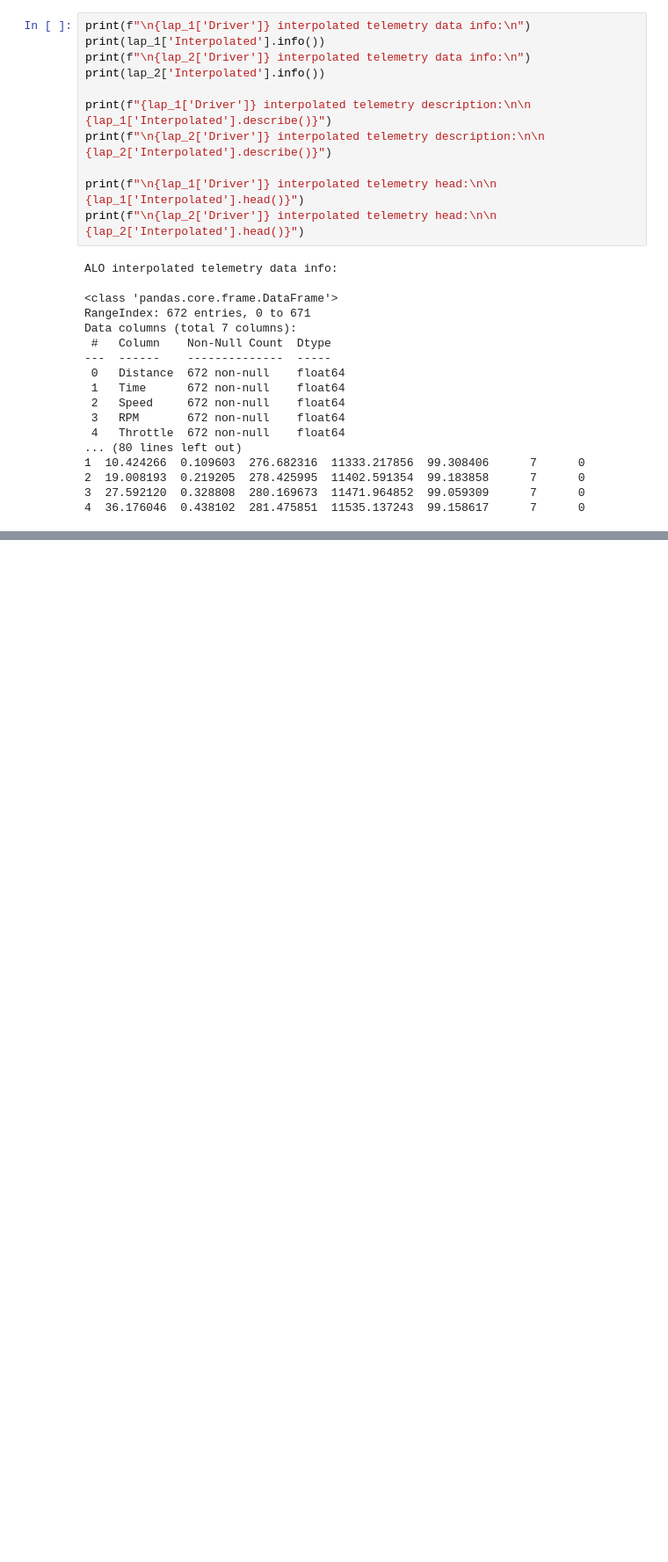
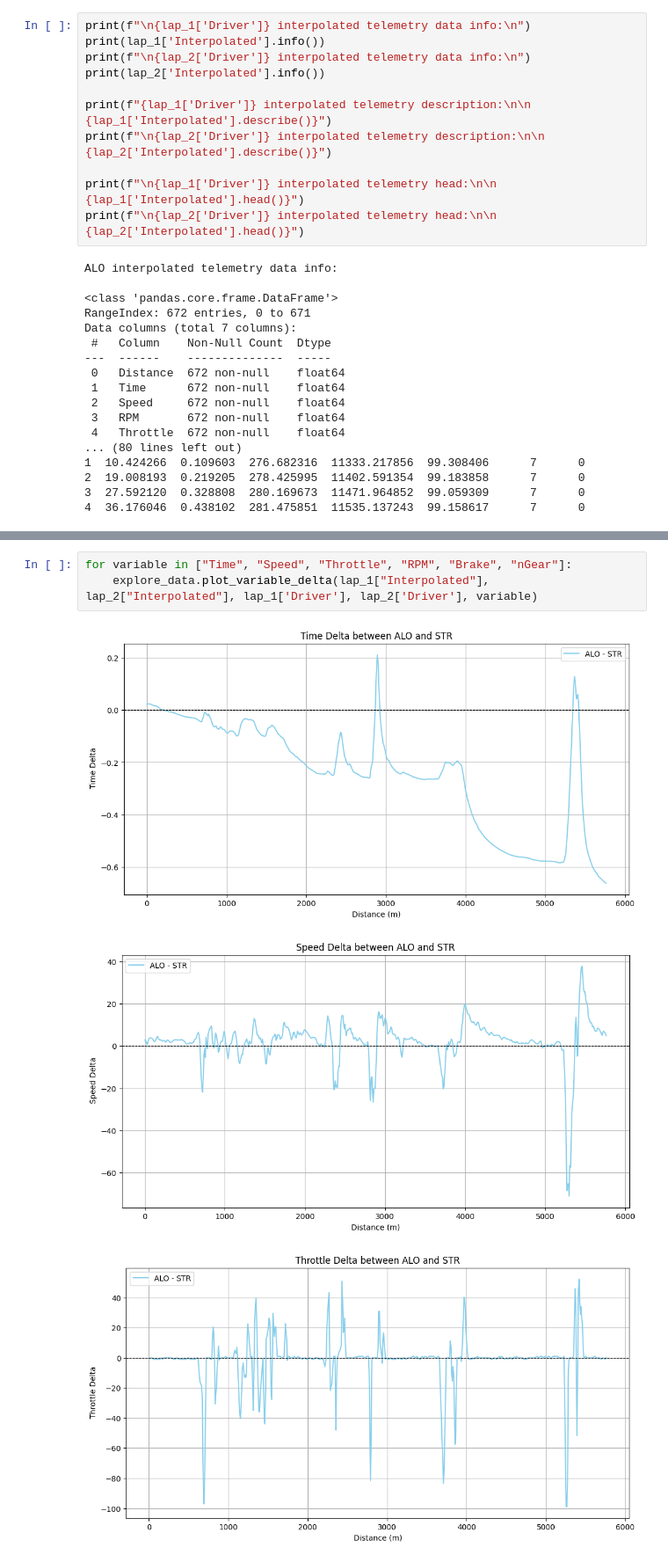
Before and after one commit to zelario/f1-teammate-analysis, a Jupyter notebook: notebooks/02_data_exploration.ipynb, the cells around one changed output, grey strips where cells are left out. Shown at 88% size. Drawn from its saved outputs; the diff is of its cells as text; blank space fills up the shorter version.

```diff
--- a/notebooks/02_data_exploration.ipynb
+++ b/notebooks/02_data_exploration.ipynb
@@ -102,0 +102,7 @@ explore_data.plot_variable_comparison(lap_1['Interpolated'], lap_2['Interpolated
+# %%
+for variable in ["Time", "Speed", "Throttle", "RPM", "Brake", "nGear"]:
+    explore_data.plot_variable_delta(lap_1["Interpolated"], lap_2["Interpolated"], lap_1['Driver'], lap_2['Driver'], variable)
+# %% [output]
+[figure, added]
+[figure, added]
+[figure, added]
```
Also changed, not shown: parts of 10 cells of this notebook, 4 other files.
